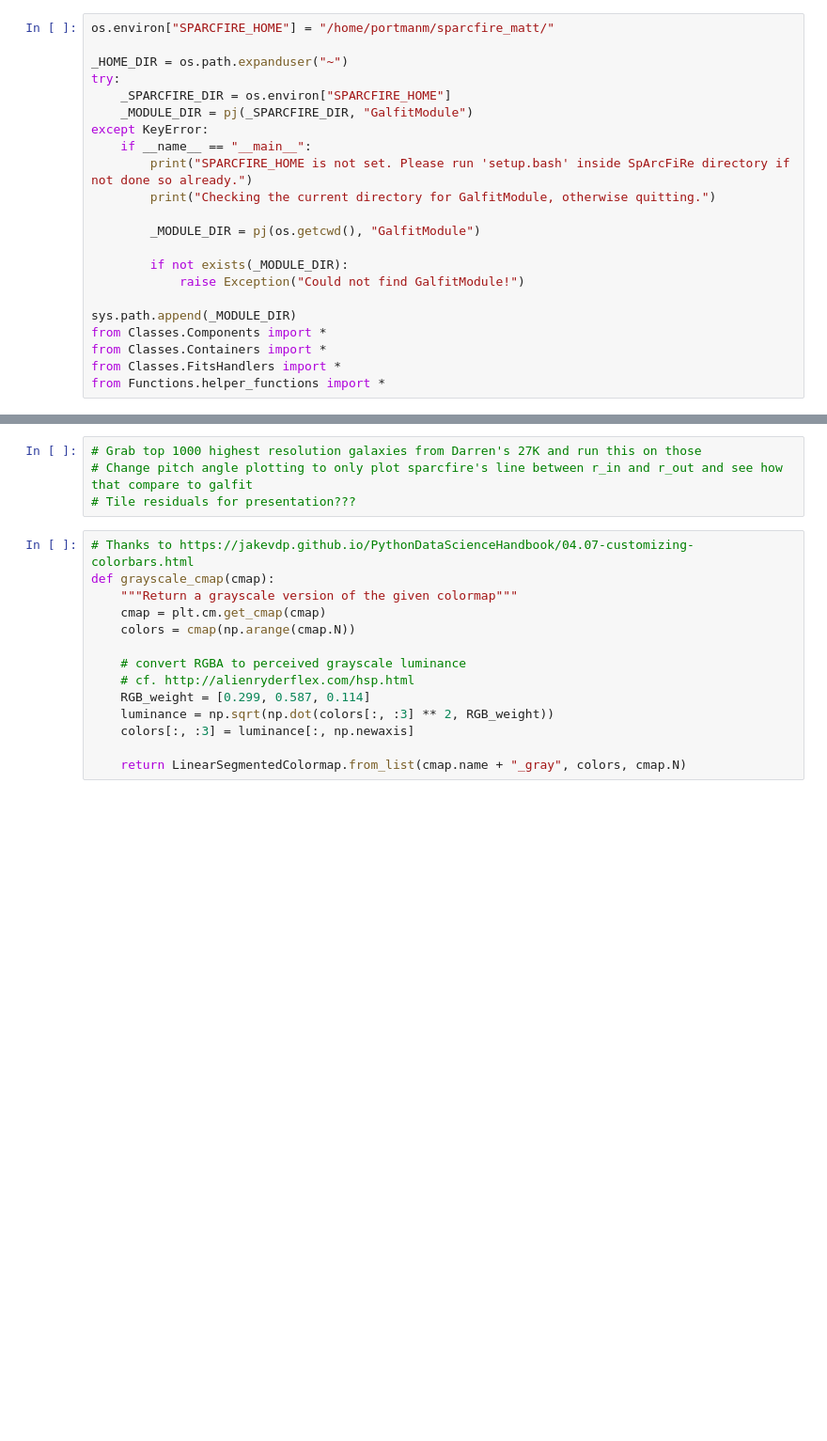
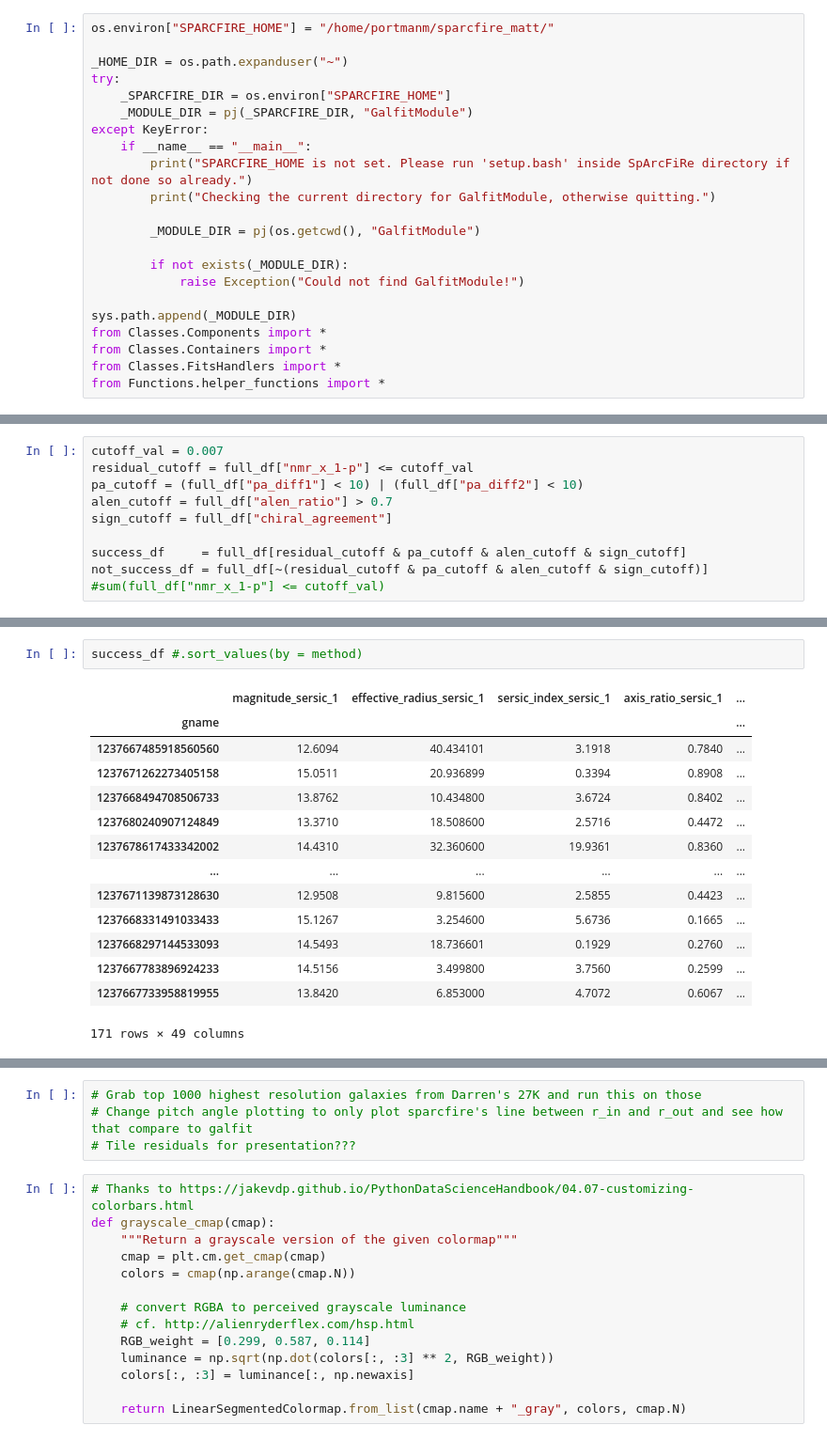
Before and after one commit to waynebhayes/SpArcFiRe, a Jupyter notebook: GalfitModule/Utilities/Notebooks/residual_calc.ipynb, the cells around one changed output, grey strips where cells are left out. Shown: that part at 94% size. Saved outputs shown, nothing was run; the diff lists cells and outputs as text; blank space fills up the shorter version.

```diff
--- a/GalfitModule/Utilities/Notebooks/residual_calc.ipynb
+++ b/GalfitModule/Utilities/Notebooks/residual_calc.ipynb
@@ -136,0 +447,10 @@ residual_df.sort_values(by = [analysis_var], inplace = True)
+# %%
+cutoff_val = 0.007
+residual_cutoff = full_df["nmr_x_1-p"] <= cutoff_val
+pa_cutoff = (full_df["pa_diff1"] < 10) | (full_df["pa_diff2"] < 10)
+alen_cutoff = full_df["alen_ratio"] > 0.7
+sign_cutoff = full_df["chiral_agreement"]
+
+success_df     = full_df[residual_cutoff & pa_cutoff & alen_cutoff & sign_cutoff]
+not_success_df = full_df[~(residual_cutoff & pa_cutoff & alen_cutoff & sign_cutoff)]
+#sum(full_df["nmr_x_1-p"] <= cutoff_val)
@@ -136,0 +474,17 @@ residual_df.sort_values(by = [analysis_var], inplace = True)
+# %%
+success_df #.sort_values(by = method)
+# %% [output]
+|  | magnitude_sersic_1 | effective_radius_sersic_1 | sersic_index_sersic_1 | axis_ratio_sersic_1 | ... |
+| gname |  |  |  |  | ... |
+| 1237667485918560560 | 12.6094 | 40.434101 | 3.1918 | 0.7840 | ... |
+| 1237671262273405158 | 15.0511 | 20.936899 | 0.3394 | 0.8908 | ... |
+| 1237668494708506733 | 13.8762 | 10.434800 | 3.6724 | 0.8402 | ... |
+| 1237680240907124849 | 13.3710 | 18.508600 | 2.5716 | 0.4472 | ... |
+| 1237678617433342002 | 14.4310 | 32.360600 | 19.9361 | 0.8360 | ... |
+| ... | ... | ... | ... | ... | ... |
+| 1237671139873128630 | 12.9508 | 9.815600 | 2.5855 | 0.4423 | ... |
+| 1237668331491033433 | 15.1267 | 3.254600 | 5.6736 | 0.1665 | ... |
+| 1237668297144533093 | 14.5493 | 18.736601 | 0.1929 | 0.2760 | ... |
+| 1237667783896924233 | 14.5156 | 3.499800 | 3.7560 | 0.2599 | ... |
+| 1237667733958819955 | 13.8420 | 6.853000 | 4.7072 | 0.6067 | ... |
+171 rows × 49 columns
```
Also changed, not shown: parts of 138 cells of this notebook.
